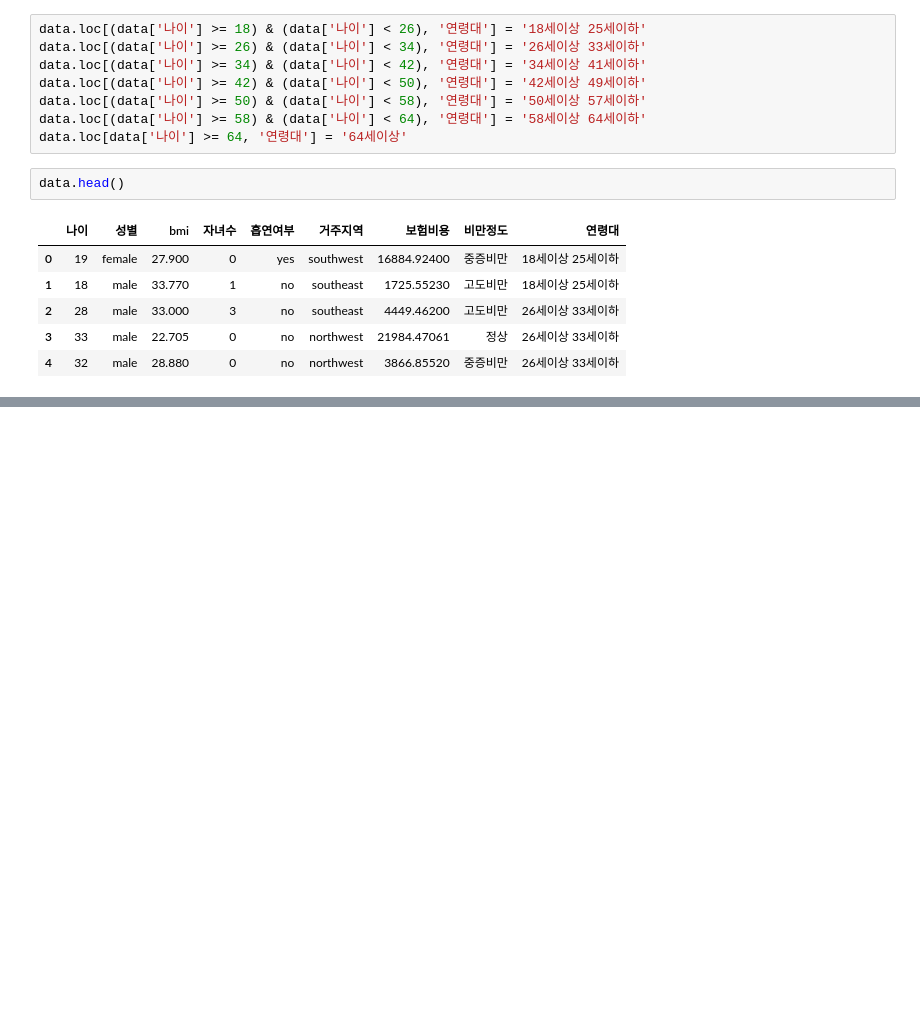
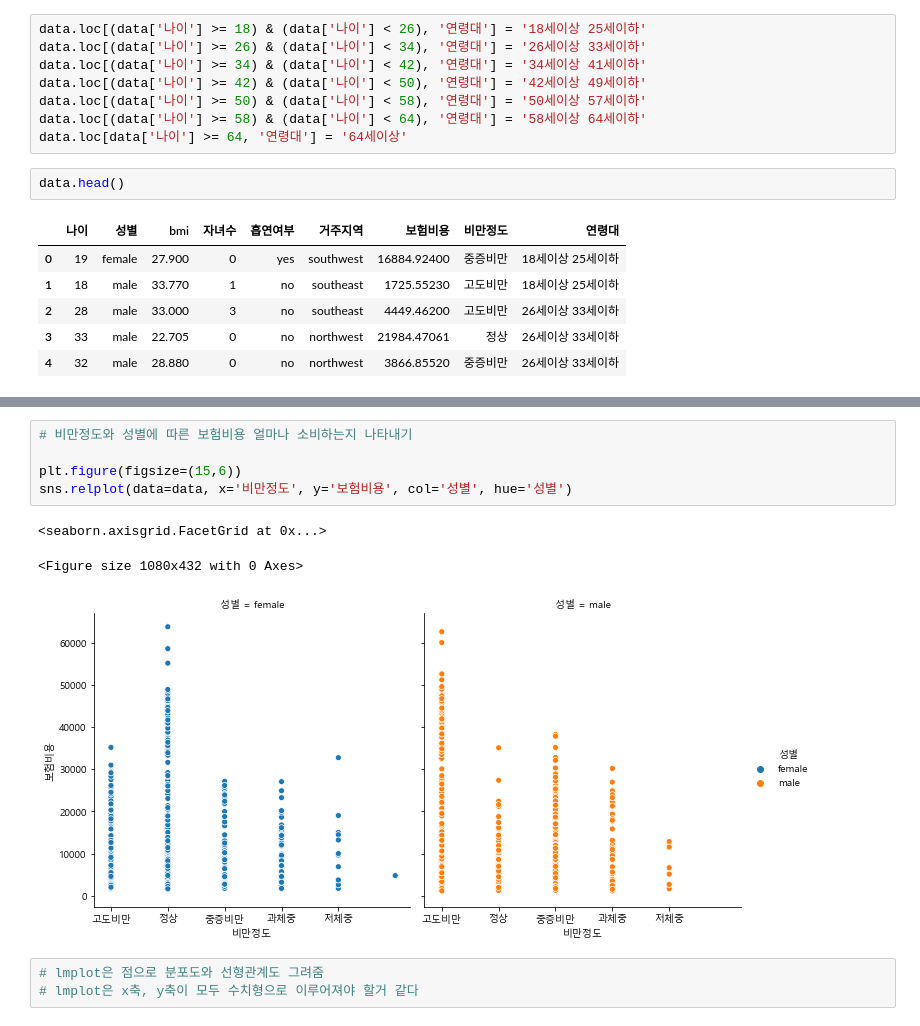
Before and after one commit to young-hun-jo/KaggleStruggle, a Jupyter notebook: medical_cost/Medical_cost.ipynb, the cells around one changed output, grey strips where cells are left out. Drawn from its saved outputs; the diff is of its cells as text; blank space fills up the shorter version.

```diff
--- a/medical_cost/Medical_cost.ipynb
+++ b/medical_cost/Medical_cost.ipynb
@@ -197,0 +225,12 @@ sns.barplot(data=data, x='연령대', y='보험비용')
+# %%
+# 비만정도와 성별에 따른 보험비용 얼마나 소비하는지 나타내기
+
+plt.figure(figsize=(15,6))
+sns.relplot(data=data, x='비만정도', y='보험비용', col='성별', hue='성별')
+# %% [output]
+<seaborn.axisgrid.FacetGrid at 0x...>
+<Figure size 1080x432 with 0 Axes>
+[figure, added]
+# %%
+# lmplot은 점으로 분포도와 선형관계도 그려줌
+# lmplot은 x축, y축이 모두 수치형으로 이루어져야 할거 같다
```
Also changed, not shown: parts of 21 cells of this notebook.
